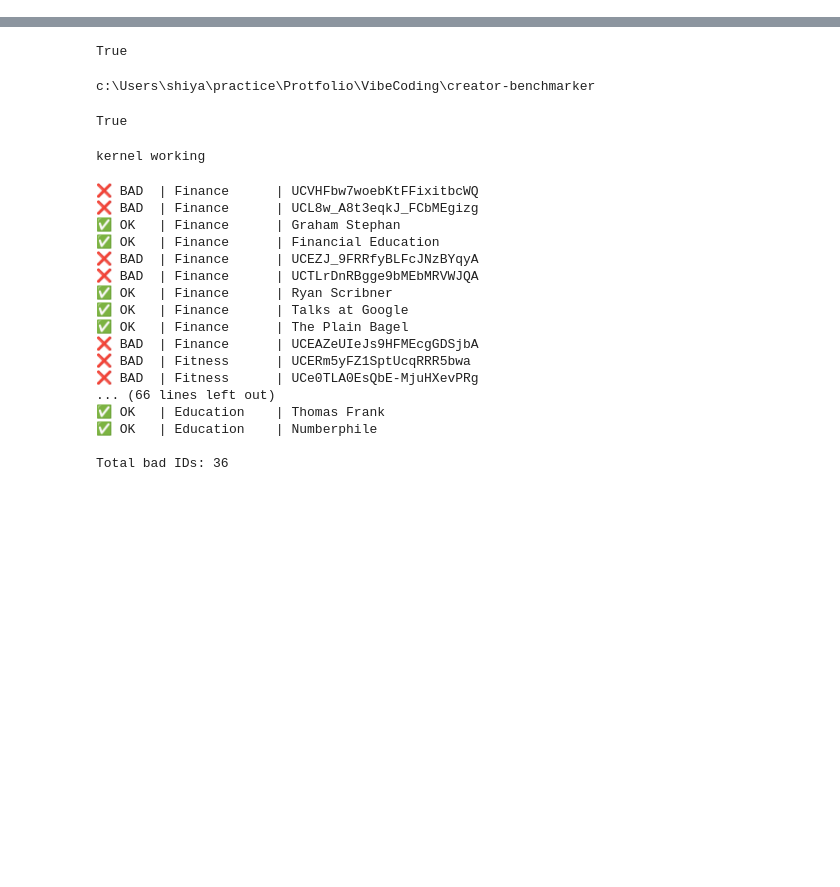
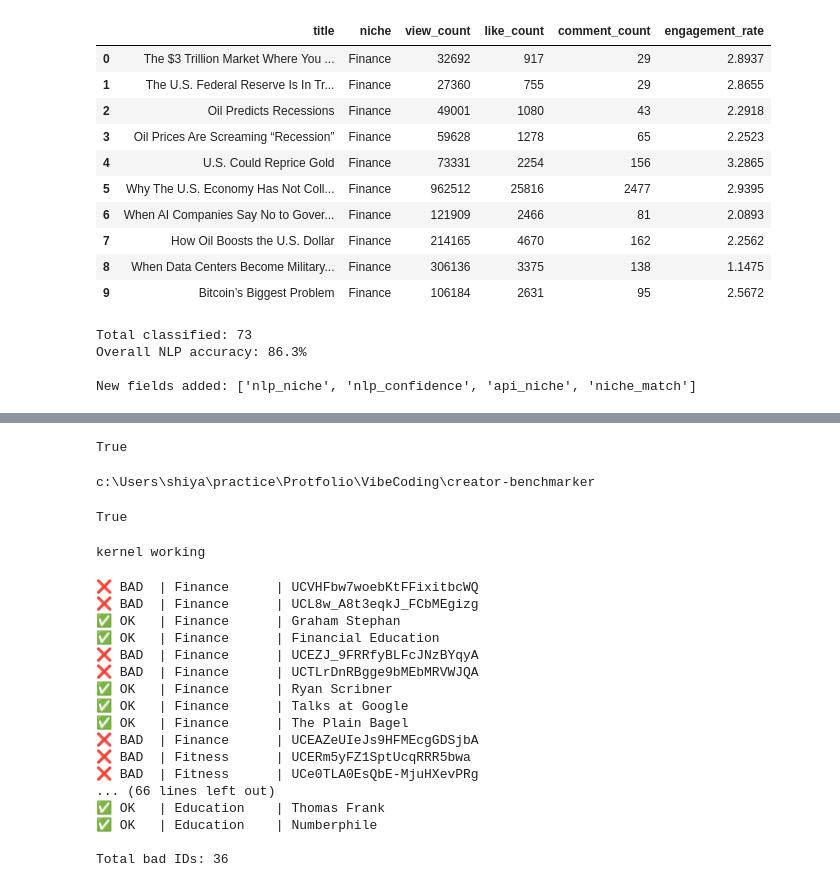
Before and after one commit to shiyamhoda/creator-benchmark, a Jupyter notebook: checks.ipynb, the cells around one changed output, grey strips where cells are left out. Saved outputs shown, nothing was run; the diff lists cells and outputs as text; code cells hidden in the pictures; blank space fills up the shorter version.

```diff
--- a/checks.ipynb
+++ b/checks.ipynb
@@ -0,0 +7,12 @@
+# %%
+import json
+from collections import Counter
+
+with open("data/raw/channels_raw.json", encoding="utf-8") as f:
+    data = json.load(f)
+
+print(f"Total channels: {len(data)}\n")
+counts = Counter(c["niche"] for c in data)
+for niche, count in sorted(counts.items()):
+    status = "✅" if count >= 7 else "⚠️"
+    print(f"{status} {niche:<12} {count} channels")
@@ -0,0 +47,6 @@
+# %%
+with open("data/raw/videos_raw.json", encoding="utf-8") as f:
+    videos = json.load(f)
+
+print(f"Total videos fetched: {len(videos)}")
+print(f"Fields per video: {list(videos[0].keys())}")
@@ -0,0 +69,28 @@
+# %%
+vdf = pd.DataFrame(videos)
+vdf[["title", "niche", "view_count", "like_count", "comment_count", "engagement_rate"]].head(10)
+# %% [output]
+|  | title | niche | view_count | like_count | comment_count | engagement_rate |
+| 0 | The $3 Trillion Market Where You ... | Finance | 32692 | 917 | 29 | 2.8937 |
+| 1 | The U.S. Federal Reserve Is In Tr... | Finance | 27360 | 755 | 29 | 2.8655 |
+| 2 | Oil Predicts Recessions | Finance | 49001 | 1080 | 43 | 2.2918 |
+| 3 | Oil Prices Are Screaming “Recession” | Finance | 59628 | 1278 | 65 | 2.2523 |
+| 4 | U.S. Could Reprice Gold | Finance | 73331 | 2254 | 156 | 3.2865 |
+| 5 | Why The U.S. Economy Has Not Coll... | Finance | 962512 | 25816 | 2477 | 2.9395 |
+| 6 | When AI Companies Say No to Gover... | Finance | 121909 | 2466 | 81 | 2.0893 |
+| 7 | How Oil Boosts the U.S. Dollar | Finance | 214165 | 4670 | 162 | 2.2562 |
+| 8 | When Data Centers Become Military... | Finance | 306136 | 3375 | 138 | 1.1475 |
+| 9 | Bitcoin’s Biggest Problem | Finance | 106184 | 2631 | 95 | 2.5672 |
+# %%
+with open("data/raw/channels_classified.json", encoding="utf-8") as f:
+    classified = json.load(f)
+
+cdf = pd.DataFrame(classified)
+print(f"Total classified: {len(cdf)}")
+print(f"Overall NLP accuracy: {cdf['niche_match'].mean():.1%}")
+print(f"\nNew fields added: {['nlp_niche', 'nlp_confidence', 'api_niche', 'niche_match']}")
+# %% [output]
+Total classified: 73
+Overall NLP accuracy: 86.3%
+
+New fields added: ['nlp_niche', 'nlp_confidence', 'api_niche', 'niche_match']
```
Also changed, not shown: parts of 12 cells of this notebook, 5 other files.
